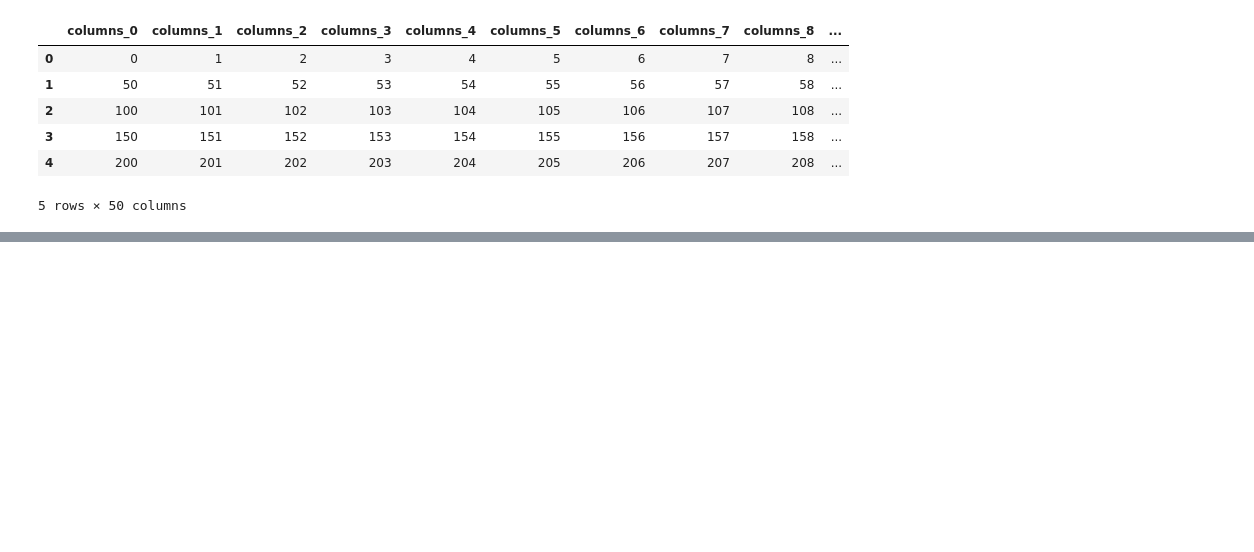
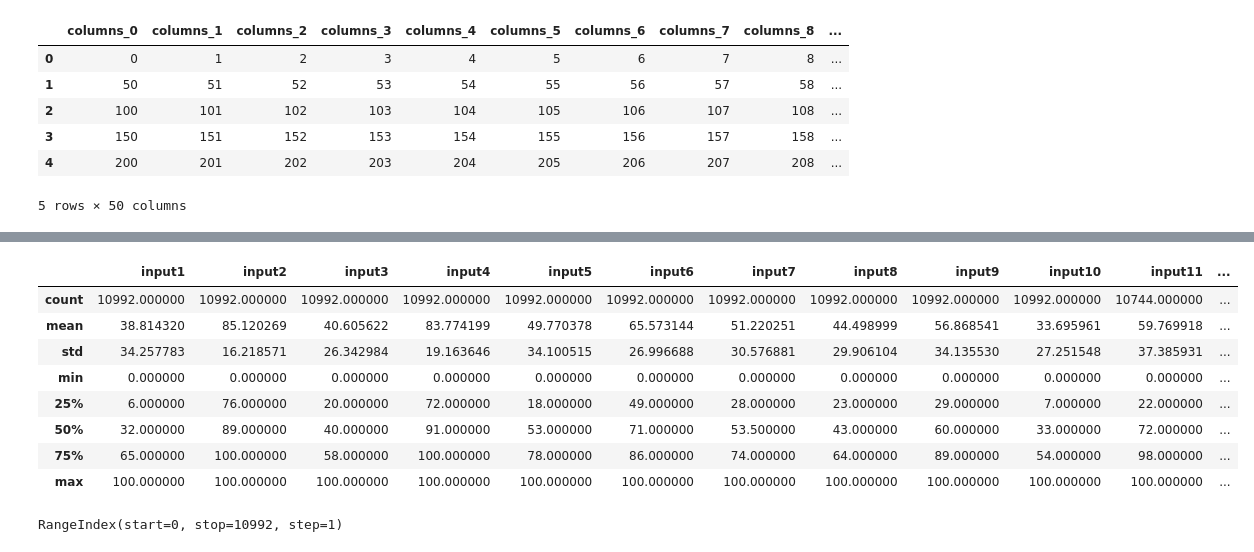
Before and after one commit to vash-ashutosh/Advanced-Data-Manipulation, a Jupyter notebook: Playing with Data - Python Pandas.ipynb, the cells around one changed output, grey strips where cells are left out. Drawn from its saved outputs; the diff is of its cells as text; code cells hidden in the pictures; blank space fills up the shorter version.

Commit message:
Dataframe overview using inbuild functions

```diff
--- a/Playing with Data - Python Pandas.ipynb
+++ b/Playing with Data - Python Pandas.ipynb
@@ -149,0 +148,2 @@ data = pd.read_csv('data')
+# %%
+data = pd.read_csv('dataset_32_pendigits.csv')
@@ -149,0 +197,16 @@ data = pd.read_csv('data')
+# %%
+data.describe()
+# %% [output]
+|  | input1 | input2 | input3 | input4 | input5 | input6 | input7 | input8 | input9 | input10 | input11 | ... |
+| count | 10992.000000 | 10992.000000 | 10992.000000 | 10992.000000 | 10992.000000 | 10992.000000 | 10992.000000 | 10992.000000 | 10992.000000 | 10992.000000 | 10744.000000 | ... |
+| mean | 38.814320 | 85.120269 | 40.605622 | 83.774199 | 49.770378 | 65.573144 | 51.220251 | 44.498999 | 56.868541 | 33.695961 | 59.769918 | ... |
+| std | 34.257783 | 16.218571 | 26.342984 | 19.163646 | 34.100515 | 26.996688 | 30.576881 | 29.906104 | 34.135530 | 27.251548 | 37.385931 | ... |
+| min | 0.000000 | 0.000000 | 0.000000 | 0.000000 | 0.000000 | 0.000000 | 0.000000 | 0.000000 | 0.000000 | 0.000000 | 0.000000 | ... |
+| 25% | 6.000000 | 76.000000 | 20.000000 | 72.000000 | 18.000000 | 49.000000 | 28.000000 | 23.000000 | 29.000000 | 7.000000 | 22.000000 | ... |
+| 50% | 32.000000 | 89.000000 | 40.000000 | 91.000000 | 53.000000 | 71.000000 | 53.500000 | 43.000000 | 60.000000 | 33.000000 | 72.000000 | ... |
+| 75% | 65.000000 | 100.000000 | 58.000000 | 100.000000 | 78.000000 | 86.000000 | 74.000000 | 64.000000 | 89.000000 | 54.000000 | 98.000000 | ... |
+| max | 100.000000 | 100.000000 | 100.000000 | 100.000000 | 100.000000 | 100.000000 | 100.000000 | 100.000000 | 100.000000 | 100.000000 | 100.000000 | ... |
+# %%
+data.index
+# %% [output]
+RangeIndex(start=0, stop=10992, step=1)
```
Also changed, not shown: parts of 22 cells of this notebook.
